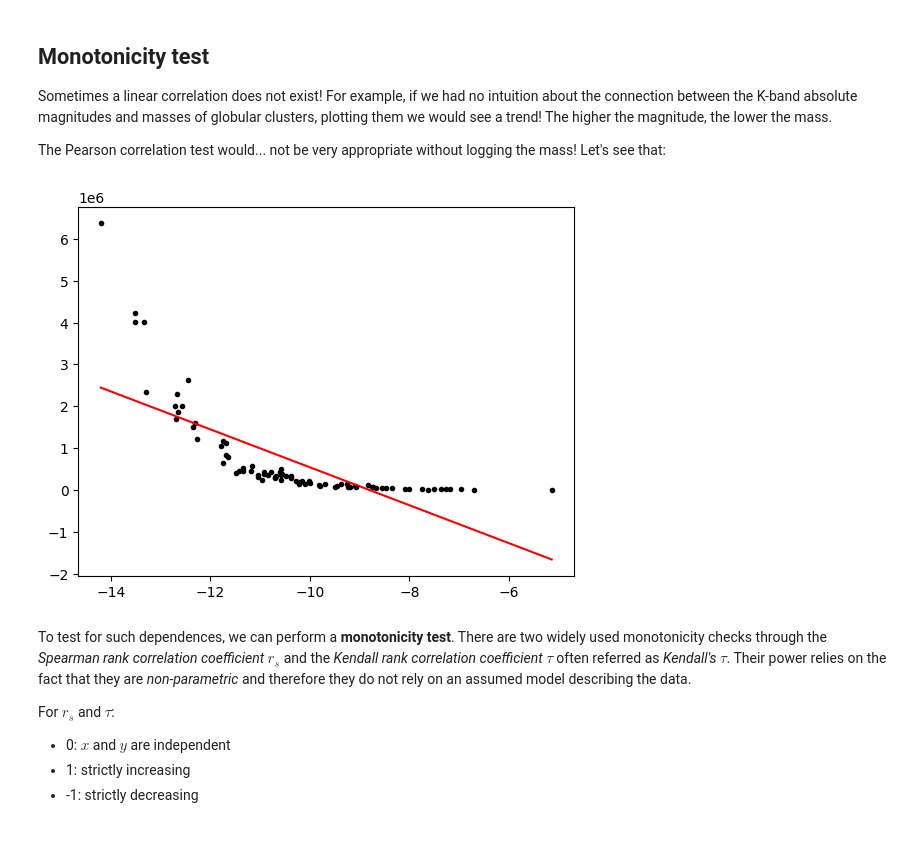
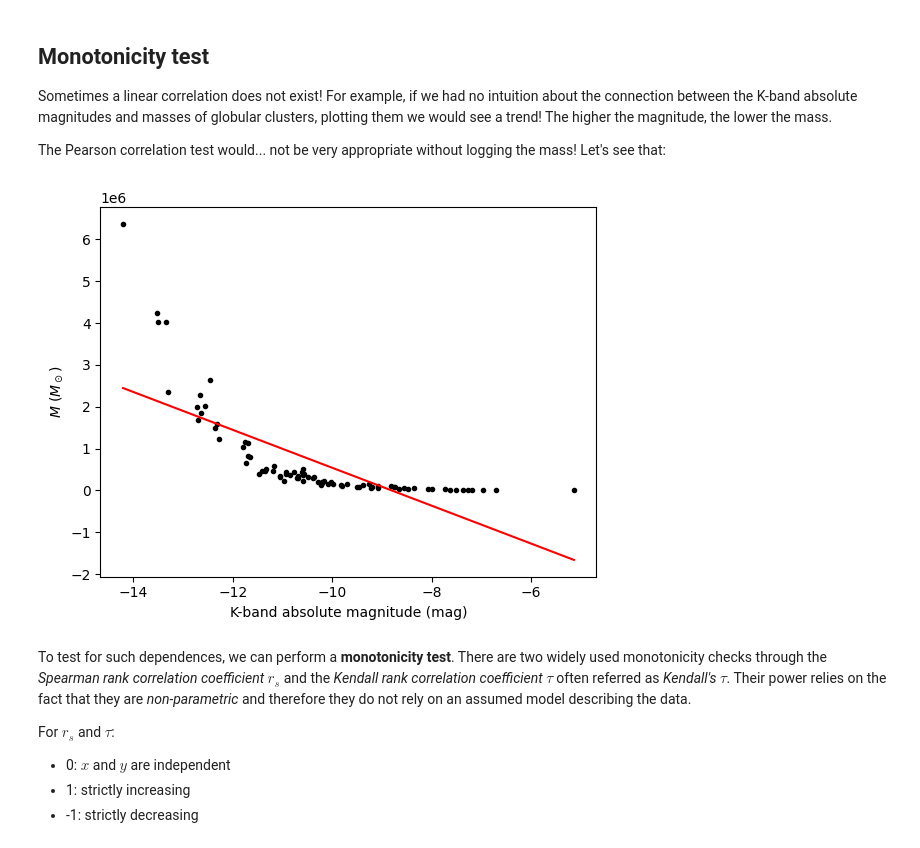
Before and after one commit to astrostatistics-in-crete/2023_summer_school, a Jupyter notebook: Classical/Classical_1.ipynb, the cells around one changed output. Cells and saved outputs as stored; diff of their text form; code cells hidden in the pictures.

```diff
--- a/Classical/Classical_1.ipynb
+++ b/Classical/Classical_1.ipynb
@@ -817,14 +829,16 @@ The Pearson correlation test would... not be very appropriate without logging th
 # %%
 x, y = K_absolute_magnitudes, masses
 slope, intercept, _, _, _ = st.linregress(x, y)
 
 xx = np.linspace(min(x), max(x), 100)
 plt.figure()
 plt.plot(x, y, "k.")
 plt.plot(xx, slope * xx + intercept, "r-")
+plt.xlabel("K-band absolute magnitude (mag)")
+plt.ylabel("$M$ $(M_\odot)$")
 plt.show()
 # %% [output]
-[figure, old version]
+[figure, new version]
 # %% [markdown]
 To test for such dependences, we can perform a **monotonicity test**. There are two widely used monotonicity checks through the *Spearman rank correlation coefficient* $r_s$ and the *Kendall rank correlation coefficient* $\tau$ often referred as *Kendall's $\tau$*. Their power relies on the fact that they are *non-parametric* and therefore they do not rely on an assumed model describing the data.
 
```
Also changed, not shown: parts of 7 cells of this notebook.
